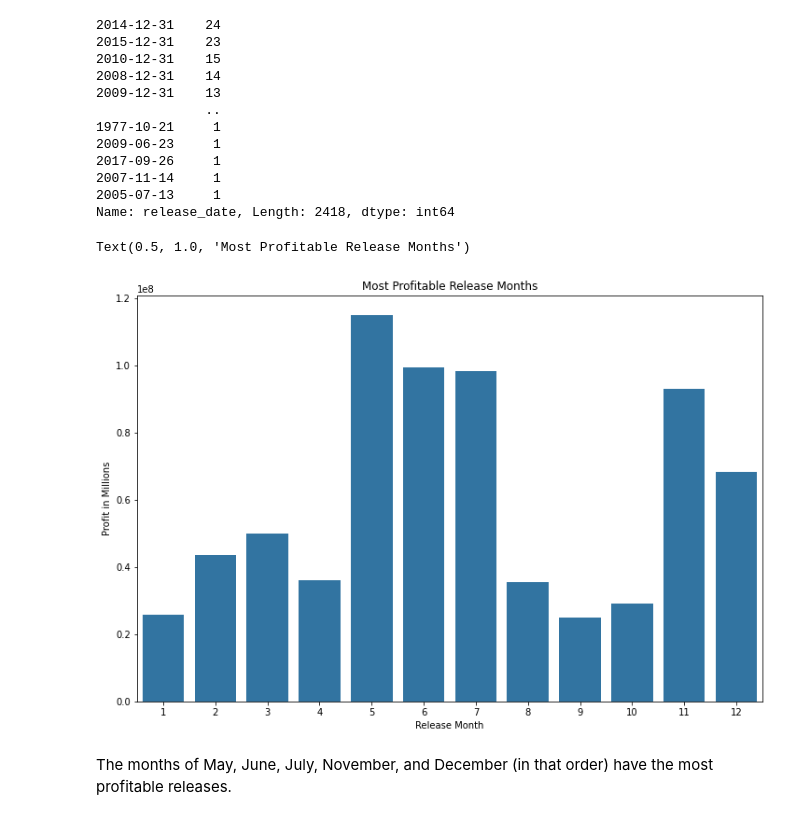
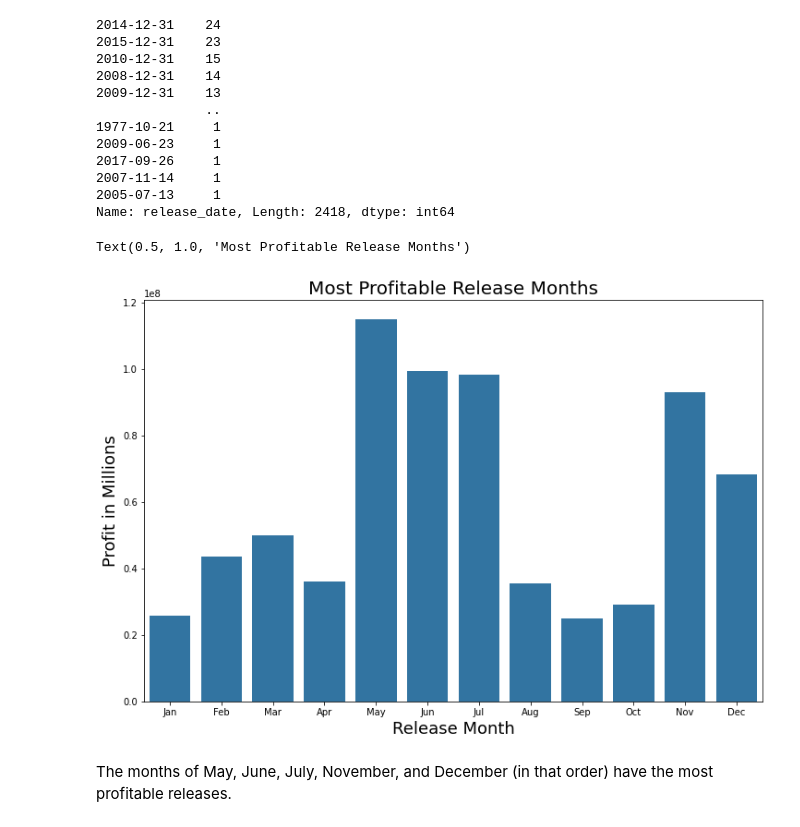
Before and after one commit to yehcolum/dsc-phase-1-project, a Jupyter notebook: dsc-phase1-project-template.ipynb, the cells around one changed output. Drawn from its saved outputs; the diff is of its cells as text; code cells hidden in the pictures.

```diff
--- a/dsc-phase1-project-template.ipynb
+++ b/dsc-phase1-project-template.ipynb
@@ -283,3 +288,7 @@ releasegroup.head()
 | 2 | 3 | 3.078208e+07 | 3.857299e+07 | 8.063337e+07 | 4.985129e+07 |
 | 3 | 4 | 2.380283e+07 | 2.732840e+07 | 5.992026e+07 | 3.611743e+07 |
 | 4 | 5 | 4.713520e+07 | 6.669795e+07 | 1.622680e+08 | 1.151328e+08 |
+# %%
+import calendar
+releasegroup['release_month'] = releasegroup['release_month'].apply(lambda x: calendar.month_abbr[x])
+releasegroup #changing month in numbers to abbreviation
@@ -301,12 +324,12 @@ Name: release_date, Length: 2418, dtype: int64
 # %%
 fig,ax= plt.subplots(figsize=(12,8)) #create barplot of profit and release month
 sns.barplot(x='release_month', y='profit', data=releasegroup, ax=ax, color='tab:blue')
-plt.xlabel('Release Month')
-plt.ylabel('Profit in Millions')
-plt.title('Most Profitable Release Months')
+plt.xlabel('Release Month', fontsize=18)
+plt.ylabel('Profit in Millions', fontsize=18)
+plt.title('Most Profitable Release Months', fontsize=20)
 # %% [output]
 Text(0.5, 1.0, 'Most Profitable Release Months')
-[figure, old version]
+[figure, new version]
 # %% [markdown]
 The months of May, June, July, November, and December (in that order) have the most profitable releases.
 # %% [markdown]
```
Also changed, not shown: parts of 6 cells of this notebook.
